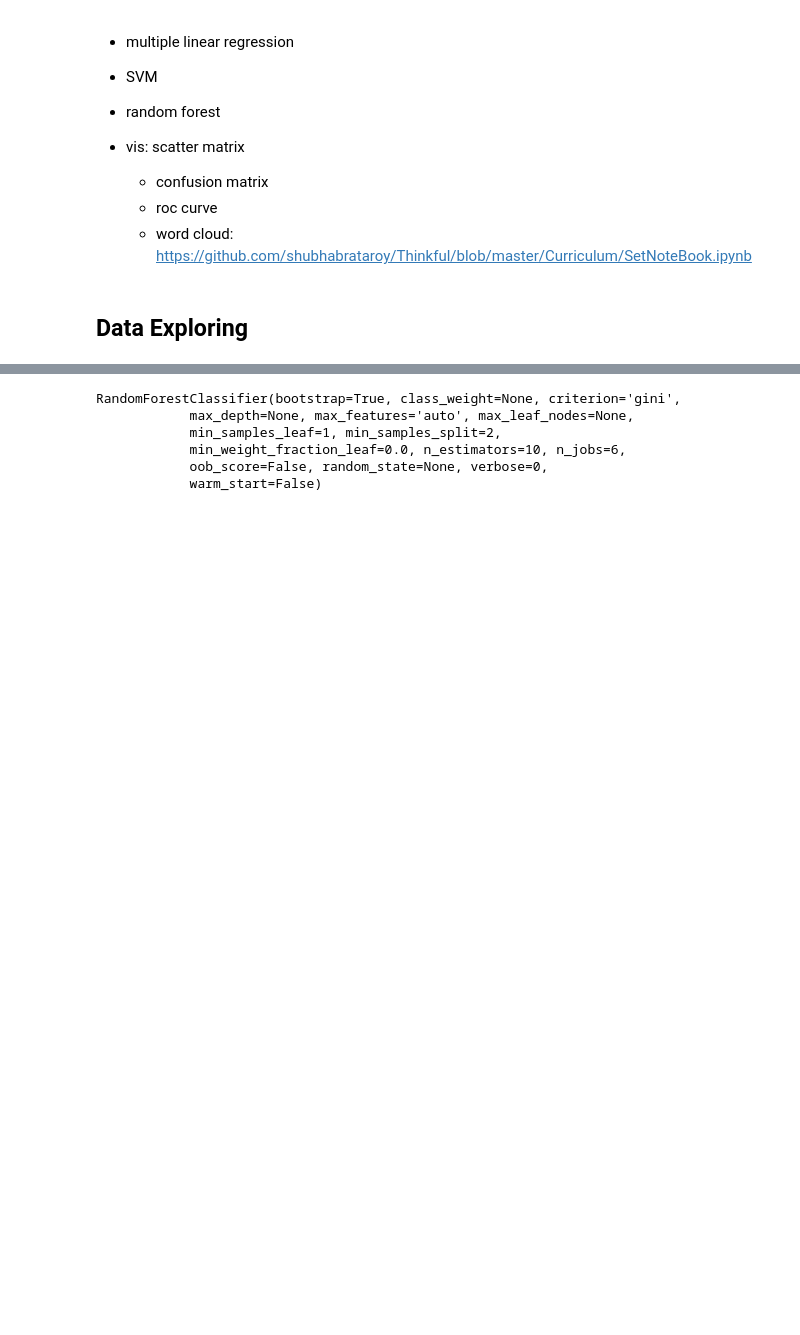
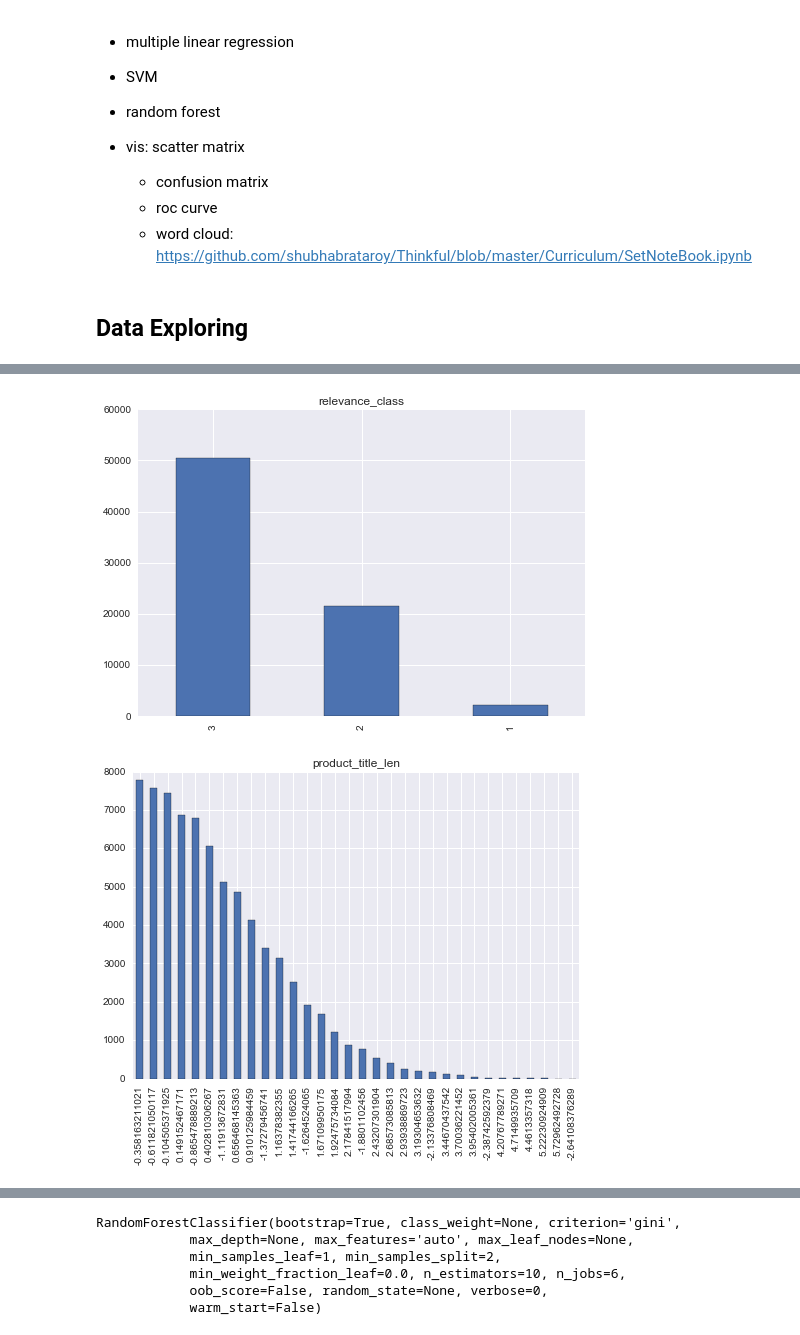
Before and after one commit to zxzjim/MyThinkful, a Jupyter notebook: CapStoneProject_n/Home Depot Product Search Relevance.ipynb, the cells around one changed output, grey strips where cells are left out. Saved outputs shown, nothing was run; the diff lists cells and outputs as text; code cells hidden in the pictures; blank space fills up the shorter version.

```diff
--- a/CapStoneProject_n/Home Depot Product Search Relevance.ipynb
+++ b/CapStoneProject_n/Home Depot Product Search Relevance.ipynb
@@ -602,4 +629,7 @@ def explore1D(df, columns):
         df[c].value_counts().plot(kind='bar', title=c)
         plt.show()
 # %%
-explore1D(train_merged_f, ['relevance', 'product_title_len', 'product_description_len', 'search_term_len', 'freq_title_sum', 'freq_desc_sum'])
+explore1D(train_merged_f, ['relevance_class', 'product_title_len', 'product_description_len', 'search_term_len', 'freq_title_sum', 'freq_desc_sum'])
+# %% [output]
+[figure, added]
+[figure, added]
```
Also changed, not shown: parts of 26 cells of this notebook.
